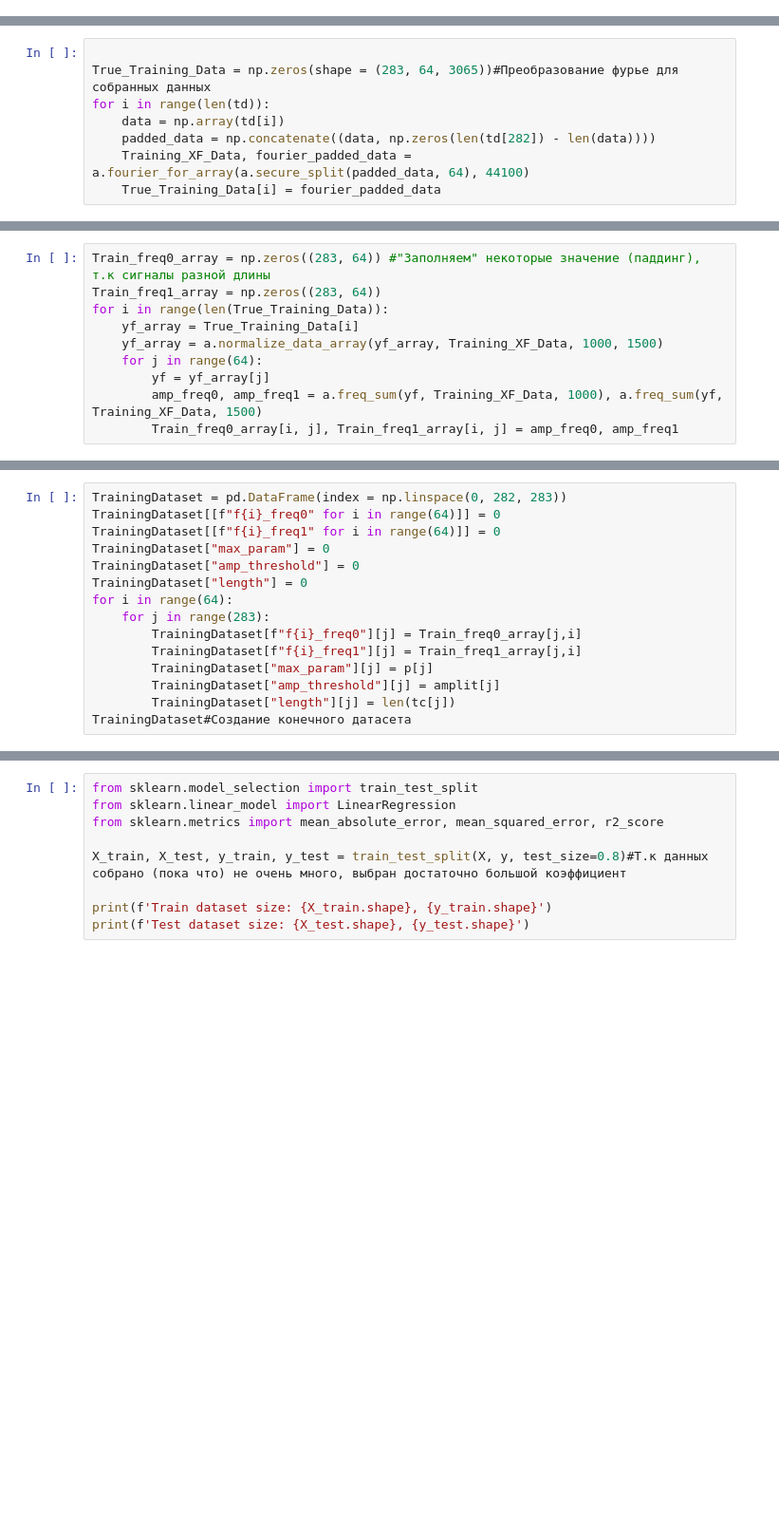
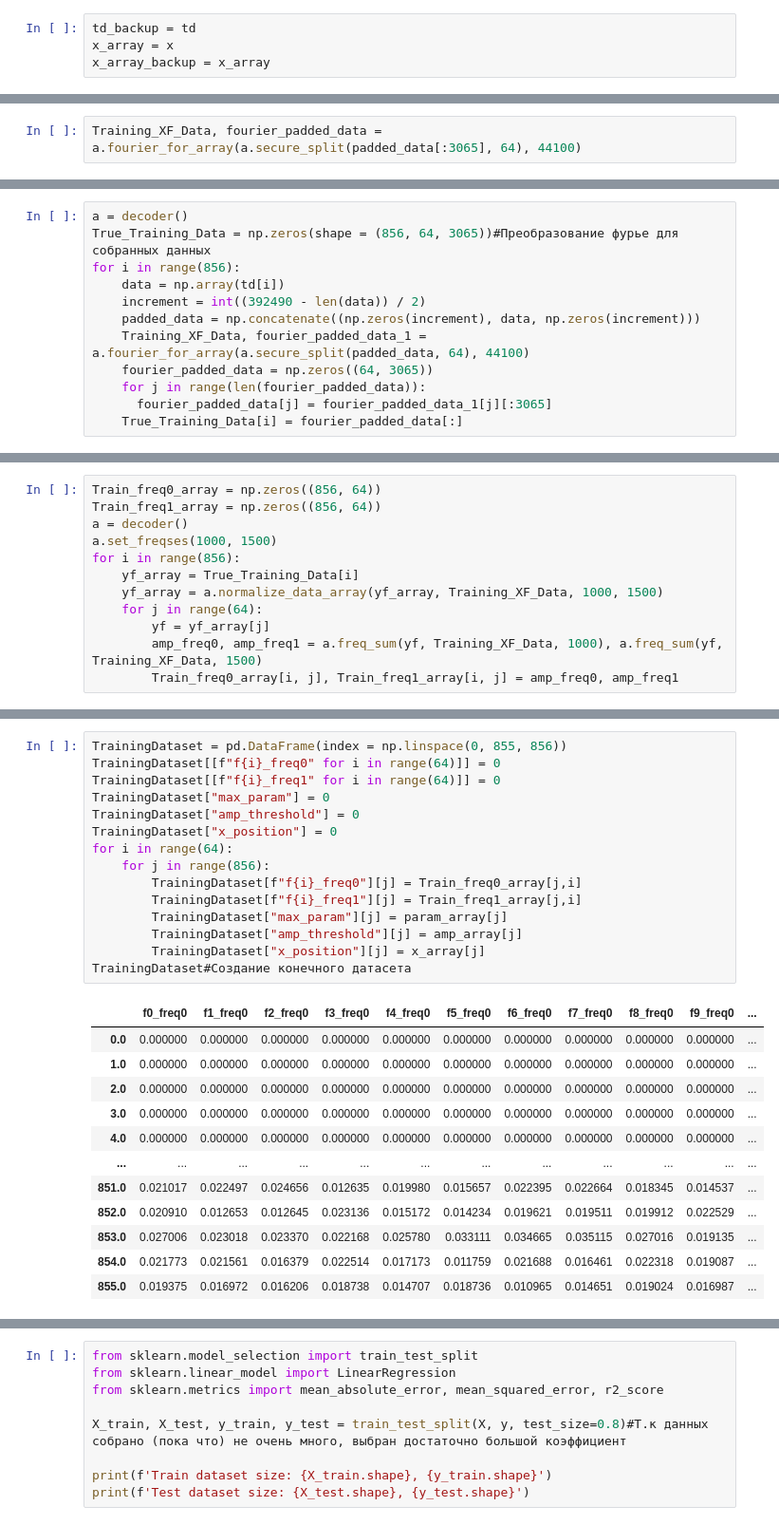
Before and after one commit to defdet/Project_samsung, a Jupyter notebook: renewed_project.ipynb, the cells around one changed output, grey strips where cells are left out. Shown at 95% size. Drawn from its saved outputs; the diff is of its cells as text; blank space fills up the shorter version.

```diff
--- a/renewed_project.ipynb
+++ b/renewed_project.ipynb
@@ -1037,0 +3981,4 @@ MAKING PROGRESS
+# %%
+td_backup = td
+x_array = x
+x_array_backup = x_array
@@ -1037,0 +3990,2 @@ MAKING PROGRESS
+# %%
+Training_XF_Data, fourier_padded_data = a.fourier_for_array(a.secure_split(padded_data[:3065], 64), 44100)
@@ -1038,8 +4000,12 @@ MAKING PROGRESS
 # %%
-
-True_Training_Data = np.zeros(shape = (283, 64, 3065))#Преобразование фурье для собранных данных
-for i in range(len(td)):
+a = decoder()
+True_Training_Data = np.zeros(shape = (856, 64, 3065))#Преобразование фурье для собранных данных
+for i in range(856):
     data = np.array(td[i])
-    padded_data = np.concatenate((data, np.zeros(len(td[282]) - len(data))))
-    Training_XF_Data, fourier_padded_data = a.fourier_for_array(a.secure_split(padded_data, 64), 44100)
-    True_Training_Data[i] = fourier_padded_data
+    increment = int((392490 - len(data)) / 2)
+    padded_data = np.concatenate((np.zeros(increment), data, np.zeros(increment)))
+    Training_XF_Data, fourier_padded_data_1 = a.fourier_for_array(a.secure_split(padded_data, 64), 44100)
+    fourier_padded_data = np.zeros((64, 3065))
+    for j in range(len(fourier_padded_data)):
+      fourier_padded_data[j] = fourier_padded_data_1[j][:3065]
+    True_Training_Data[i] = fourier_padded_data[:]
@@ -1046,7 +4019,9 @@ for i in range(len(td)):
 # %%
-Train_freq0_array = np.zeros((283, 64)) #"Заполняем" некоторые значение (паддинг), т.к сигналы разной длины
-Train_freq1_array = np.zeros((283, 64))
-for i in range(len(True_Training_Data)):
+Train_freq0_array = np.zeros((856, 64))
+Train_freq1_array = np.zeros((856, 64))
+a = decoder()
+a.set_freqses(1000, 1500)
+for i in range(856):
     yf_array = True_Training_Data[i]
     yf_array = a.normalize_data_array(yf_array, Training_XF_Data, 1000, 1500)
     for j in range(64):
@@ -1070,16 +4035,28 @@ array([ 0.12292063,  0.15444899,  0.22944664,  0.40969599,  0.16768233,
 # %%
-TrainingDataset = pd.DataFrame(index = np.linspace(0, 282, 283))
+TrainingDataset = pd.DataFrame(index = np.linspace(0, 855, 856))
 TrainingDataset[[f"f{i}_freq0" for i in range(64)]] = 0
 TrainingDataset[[f"f{i}_freq1" for i in range(64)]] = 0
 TrainingDataset["max_param"] = 0
 TrainingDataset["amp_threshold"] = 0
-TrainingDataset["length"] = 0
+TrainingDataset["x_position"] = 0
 for i in range(64):
-    for j in range(283):
+    for j in range(856):
         TrainingDataset[f"f{i}_freq0"][j] = Train_freq0_array[j,i]
         TrainingDataset[f"f{i}_freq1"][j] = Train_freq1_array[j,i]
-        TrainingDataset["max_param"][j] = p[j]
-        TrainingDataset["amp_threshold"][j] = amplit[j]
-        TrainingDataset["length"][j] = len(tc[j])
+        TrainingDataset["max_param"][j] = param_array[j]
+        TrainingDataset["amp_threshold"][j] = amp_array[j]
+        TrainingDataset["x_position"][j] = x_array[j]
 TrainingDataset#Создание конечного датасета
 # %% [output]
+|  | f0_freq0 | f1_freq0 | f2_freq0 | f3_freq0 | f4_freq0 | f5_freq0 | f6_freq0 | f7_freq0 | f8_freq0 | f9_freq0 | ... |
+| 0.0 | 0.000000 | 0.000000 | 0.000000 | 0.000000 | 0.000000 | 0.000000 | 0.000000 | 0.000000 | 0.000000 | 0.000000 | ... |
+| 1.0 | 0.000000 | 0.000000 | 0.000000 | 0.000000 | 0.000000 | 0.000000 | 0.000000 | 0.000000 | 0.000000 | 0.000000 | ... |
+| 2.0 | 0.000000 | 0.000000 | 0.000000 | 0.000000 | 0.000000 | 0.000000 | 0.000000 | 0.000000 | 0.000000 | 0.000000 | ... |
+| 3.0 | 0.000000 | 0.000000 | 0.000000 | 0.000000 | 0.000000 | 0.000000 | 0.000000 | 0.000000 | 0.000000 | 0.000000 | ... |
+| 4.0 | 0.000000 | 0.000000 | 0.000000 | 0.000000 | 0.000000 | 0.000000 | 0.000000 | 0.000000 | 0.000000 | 0.000000 | ... |
+| ... | ... | ... | ... | ... | ... | ... | ... | ... | ... | ... | ... |
+| 851.0 | 0.021017 | 0.022497 | 0.024656 | 0.012635 | 0.019980 | 0.015657 | 0.022395 | 0.022664 | 0.018345 | 0.014537 | ... |
+| 852.0 | 0.020910 | 0.012653 | 0.012645 | 0.023136 | 0.015172 | 0.014234 | 0.019621 | 0.019511 | 0.019912 | 0.022529 | ... |
+| 853.0 | 0.027006 | 0.023018 | 0.023370 | 0.022168 | 0.025780 | 0.033111 | 0.034665 | 0.035115 | 0.027016 | 0.019135 | ... |
+| 854.0 | 0.021773 | 0.021561 | 0.016379 | 0.022514 | 0.017173 | 0.011759 | 0.021688 | 0.016461 | 0.022318 | 0.019087 | ... |
+| 855.0 | 0.019375 | 0.016972 | 0.016206 | 0.018738 | 0.014707 | 0.018736 | 0.010965 | 0.014651 | 0.019024 | 0.016987 | ... |
```
Also changed, not shown: parts of 23 cells of this notebook, 2 other files.
